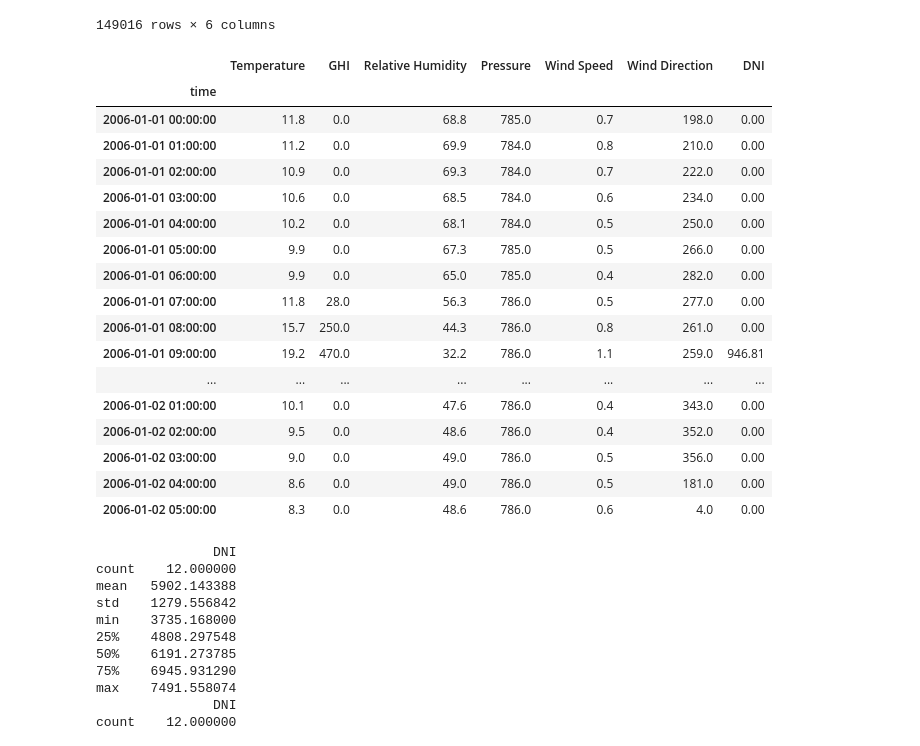
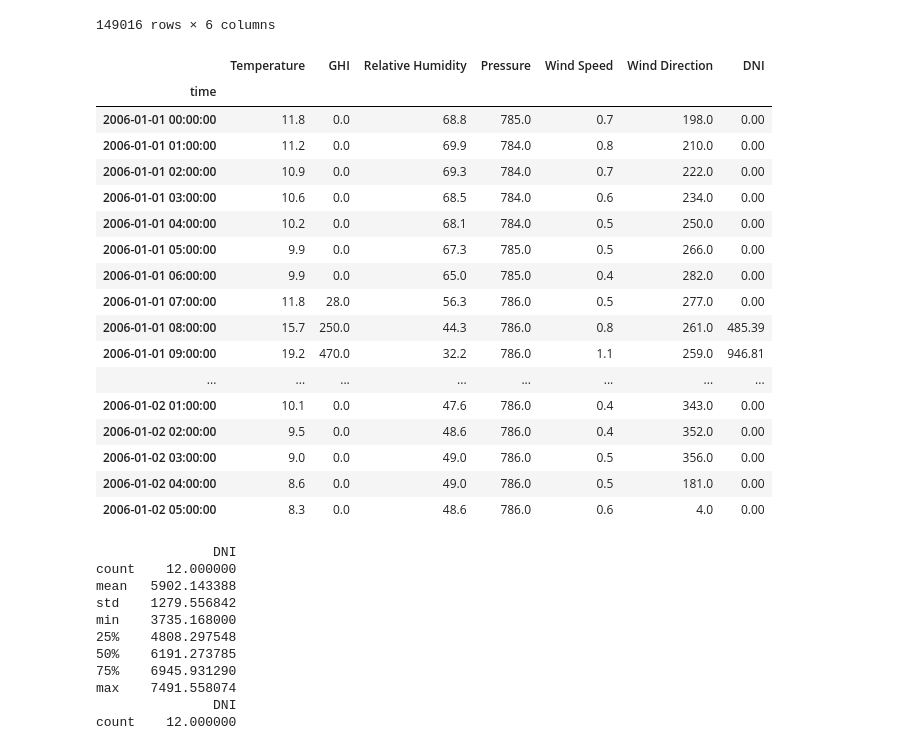
Before and after one commit to rodrigoms95/recurso_solar, a Jupyter notebook: code/test.ipynb, the cells around one changed output. Saved outputs shown, nothing was run; the diff lists cells and outputs as text; code cells hidden in the pictures.

```diff
--- a/code/test.ipynb
+++ b/code/test.ipynb
@@ -70,7 +70,7 @@ df["Sz"] = ( sin(lat)*sin(df["DEC"])
 df["Zenith"] = acos(df["Sz"])
 df["AM"] = ( ( 1/cos(df["Zenith"])
     + 0.15/(93.885 - df["Zenith"])**1.253 ) * df["Pressure"]/1013.25 )
-df["AM"] = df["AM"].where( df["Zenith"] < 80, 0 )
+df["AM"] = df["AM"].where( df["Zenith"] < 85.5, 0 )
 df["Kt"] = df["GHI"] / ( cos(df["Zenith"]) * df["ETR"] )
 df["Kt"] = df["Kt"].where( df["AM"] > 0, 0 )
 df["A_1"] = -5.743 + 21.77*df["Kt"] - 27.49*df["Kt"]**2 + 11.56*df["Kt"]**3
@@ -80,34 +80,34 @@ df["B_1"] = 41.4 - 118.5*df["Kt"] + 66.05*df["Kt"]**2 + 31.9*df["Kt"]**3
 df["B_2"] = 0.37 + 0.962*df["Kt"]
 df["B"] = df["B_1"].where( df["Kt"] > 0.6, df["B_2"] ).where( df["Kt"] > 0, 0 )
 df["C_1"] = -47.01 + 184.2*df["Kt"] - 222*df["Kt"]**2 + 73.81*df["Kt"]**3
 df["C_2"] = -0.28 + 0.932*df["Kt"] - 2.048*df["Kt"]**2
 df["C"] = df["C_1"].where( df["Kt"] > 0.6, df["C_2"] ).where( df["Kt"] > 0, 0 )
 df["D_Kn"] = df["A"] + df["B"] * np.exp( df["C"] * df["AM"] )
 df["D_Kn"] = df["D_Kn"].where( df["Kt"] > 0, 0 )
 df["Knc"] = ( 0.886 - 0.122*df["AM"] + 0.0121*df["AM"]**2
     - 0.000653*df["AM"]**3 + 0.000014*df["AM"]**4 )
 df["Knc"] = df["Knc"].where( df["Kt"] > 0, 0 )
 df["DNI"] = df["ETR"] * ( df["Knc"] - df["D_Kn"] )
 df["DNI"] = df["DNI"].where( df["Kt"] > 0, 0
     ).where( df["DNI"] > 0, 0 ).round( decimals = 2 )
 df = df.drop( [ "Day Angle", "ETR", "DEC", "EQT",
     "Hour Angle", "lon_subs", "Sx", "Sy", "Sz", "Zenith",
     "AM", "Kt", "A_1", "A_2", "A", "B_1", "B_2", "B",
     "C_1", "C_2", "C", "D_Kn", "Knc" ], axis = 1 )
 
 df.head(30)
 # %% [output]
 |  | Temperature | GHI | Relative Humidity | Pressure | Wind Speed | Wind Direction | DNI |
 | time |  |  |  |  |  |  |  |
 | 2006-01-01 00:00:00 | 11.8 | 0.0 | 68.8 | 785.0 | 0.7 | 198.0 | 0.00 |
 | 2006-01-01 01:00:00 | 11.2 | 0.0 | 69.9 | 784.0 | 0.8 | 210.0 | 0.00 |
 | 2006-01-01 02:00:00 | 10.9 | 0.0 | 69.3 | 784.0 | 0.7 | 222.0 | 0.00 |
 | 2006-01-01 03:00:00 | 10.6 | 0.0 | 68.5 | 784.0 | 0.6 | 234.0 | 0.00 |
 | 2006-01-01 04:00:00 | 10.2 | 0.0 | 68.1 | 784.0 | 0.5 | 250.0 | 0.00 |
 | 2006-01-01 05:00:00 | 9.9 | 0.0 | 67.3 | 785.0 | 0.5 | 266.0 | 0.00 |
 | 2006-01-01 06:00:00 | 9.9 | 0.0 | 65.0 | 785.0 | 0.4 | 282.0 | 0.00 |
 | 2006-01-01 07:00:00 | 11.8 | 28.0 | 56.3 | 786.0 | 0.5 | 277.0 | 0.00 |
-| 2006-01-01 08:00:00 | 15.7 | 250.0 | 44.3 | 786.0 | 0.8 | 261.0 | 0.00 |
+| 2006-01-01 08:00:00 | 15.7 | 250.0 | 44.3 | 786.0 | 0.8 | 261.0 | 485.39 |
 | 2006-01-01 09:00:00 | 19.2 | 470.0 | 32.2 | 786.0 | 1.1 | 259.0 | 946.81 |
 | ... | ... | ... | ... | ... | ... | ... | ... |
 | 2006-01-02 01:00:00 | 10.1 | 0.0 | 47.6 | 786.0 | 0.4 | 343.0 | 0.00 |
```
Also changed, not shown: parts of 2 cells of this notebook, 3 other files.
